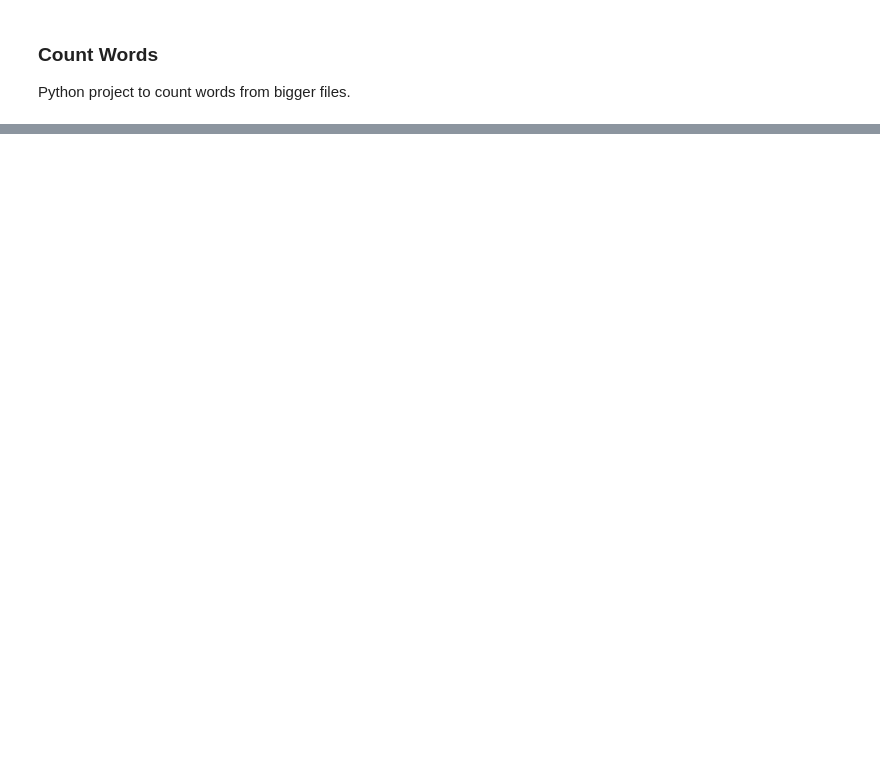
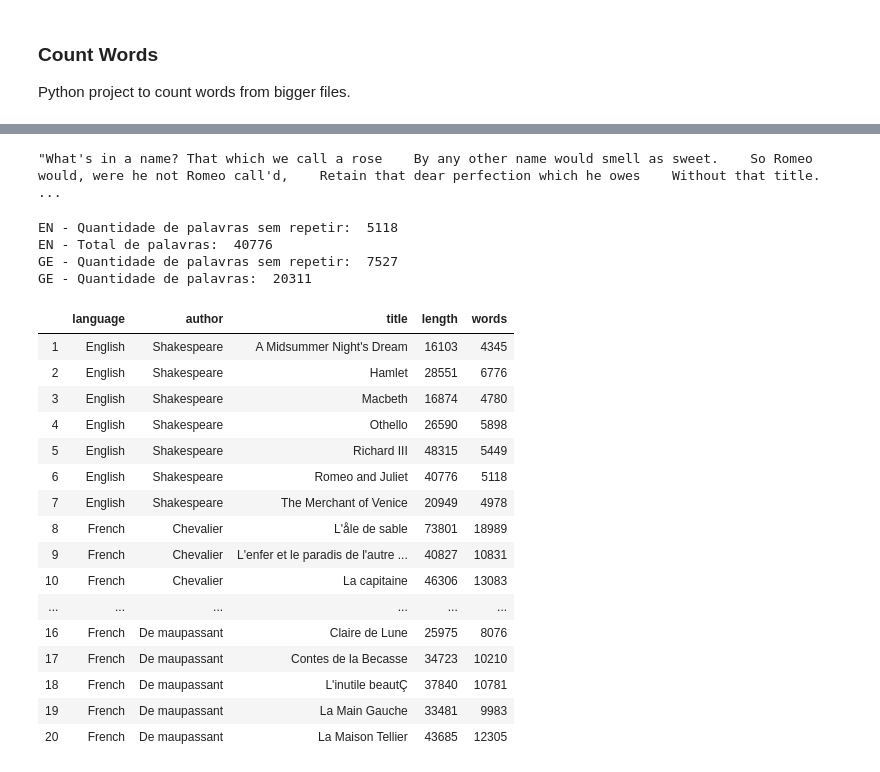
Before and after one commit to joaodias-code/jd-python-samples, a Jupyter notebook: python-projects/count-words/count-words.ipynb, the cells around one changed output, grey strips where cells are left out. Drawn from its saved outputs; the diff is of its cells as text; code cells hidden in the pictures; blank space fills up the shorter version.

```diff
--- a/python-projects/count-words/count-words.ipynb
+++ b/python-projects/count-words/count-words.ipynb
@@ -41,0 +62,72 @@ False
+# %%
+#procurar um texto no livro
+index = book.find("What's in a name?")
+sample_text = book[index : index + 1000]
+sample_text
+# %% [output]
+"What's in a name? That which we call a rose    By any other name would smell as sweet.    So Romeo would, were he not Romeo call'd,    Retain that dear perfection which he owes    Without that title. ...
+# %%
+def word_stats(words_count):
+    """
+    Returns number of unique words and words frequencies.
+    """
+    num_unique = len(words_count)
+    counts = words_count.values()
+    return (num_unique, counts)
+
+
+book = read_book('../_datasets/Books_EngFr/Books_EngFr/English/shakespeare/Romeo and Juliet.txt')
+word_counts = count_words(book)
+num_unique, counts = word_stats(word_counts)
+
+print("EN - Quantidade de palavras sem repetir: ", num_unique)
+print("EN - Total de palavras: ", sum(counts))
+
+
+book = read_book('../_datasets/Books_GerPort/Books_GerPort/German/shakespeare/Romeo und Julia.txt')
+word_counts = count_words(book)
+num_unique, counts = word_stats(word_counts)
+
+print("GE - Quantidade de palavras sem repetir: ", num_unique)
+print("GE - Quantidade de palavras: ", sum(counts))
+# %% [output]
+EN - Quantidade de palavras sem repetir:  5118
+EN - Total de palavras:  40776
+GE - Quantidade de palavras sem repetir:  7527
+GE - Quantidade de palavras:  20311
+# %%
+import os
+import pandas as pd
+
+language_dir = '../_datasets/Books'
+
+df_books = pd.DataFrame(columns=('language', 'author', 'title', 'length', 'words'))
+cod = 1
+
+for language in os.listdir(language_dir):
+    for author in os.listdir(language_dir + '/' + language):
+        for title in os.listdir(language_dir + '/' + language + '/' + author):
+            text = read_book(language_dir + '/' + language + '/' + author + '/' + title)
+            (num_unique, counts) = word_stats(count_words_fast(text))
+            df_books.loc[cod] = language, author.capitalize(), title.replace('.txt', ''), sum(counts), num_unique
+            cod += 1
+
+df_books.head(20)
+# %% [output]
+|  | language | author | title | length | words |
+| 1 | English | Shakespeare | A Midsummer Night's Dream | 16103 | 4345 |
+| 2 | English | Shakespeare | Hamlet | 28551 | 6776 |
+| 3 | English | Shakespeare | Macbeth | 16874 | 4780 |
+| 4 | English | Shakespeare | Othello | 26590 | 5898 |
+| 5 | English | Shakespeare | Richard III | 48315 | 5449 |
+| 6 | English | Shakespeare | Romeo and Juliet | 40776 | 5118 |
+| 7 | English | Shakespeare | The Merchant of Venice | 20949 | 4978 |
+| 8 | French | Chevalier | L'åle de sable | 73801 | 18989 |
+| 9 | French | Chevalier | L'enfer et le paradis de l'autre ... | 40827 | 10831 |
+| 10 | French | Chevalier | La capitaine | 46306 | 13083 |
+| ... | ... | ... | ... | ... | ... |
+| 16 | French | De maupassant | Claire de Lune | 25975 | 8076 |
+| 17 | French | De maupassant | Contes de la Becasse | 34723 | 10210 |
+| 18 | French | De maupassant | L'inutile beautÇ | 37840 | 10781 |
+| 19 | French | De maupassant | La Main Gauche | 33481 | 9983 |
+| 20 | French | De maupassant | La Maison Tellier | 43685 | 12305 |
```
Also changed, not shown: parts of 14 cells of this notebook.
